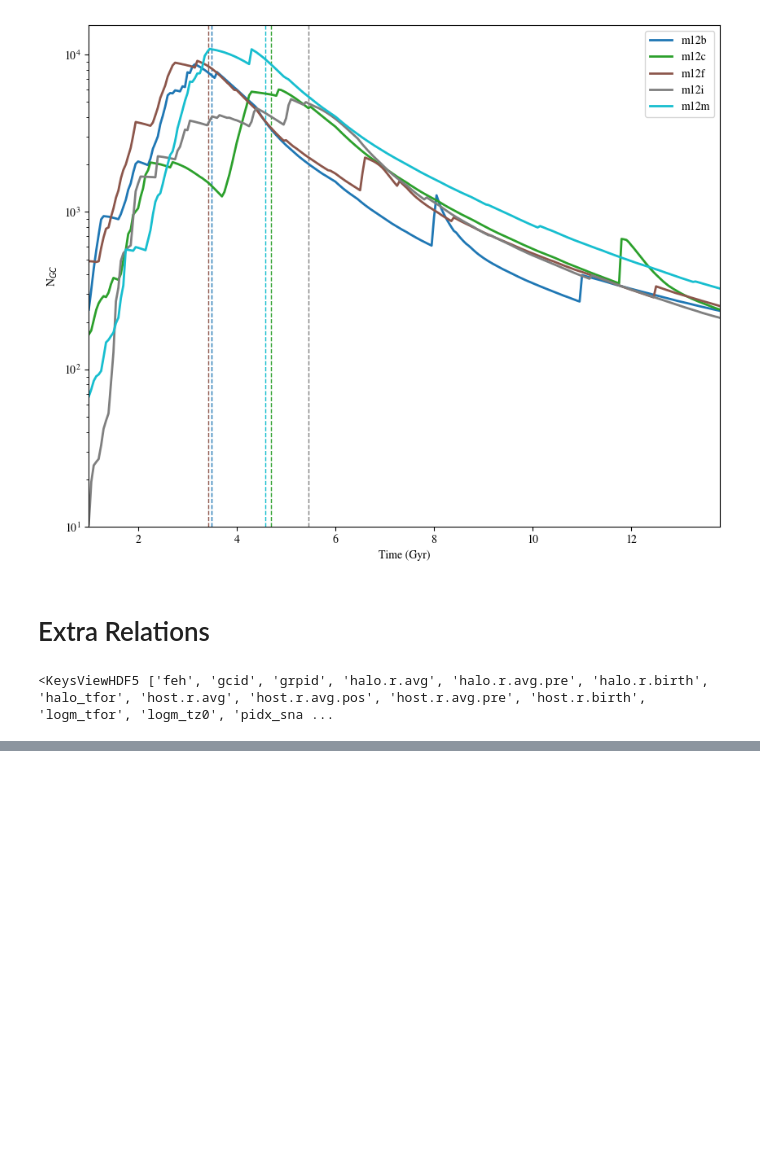
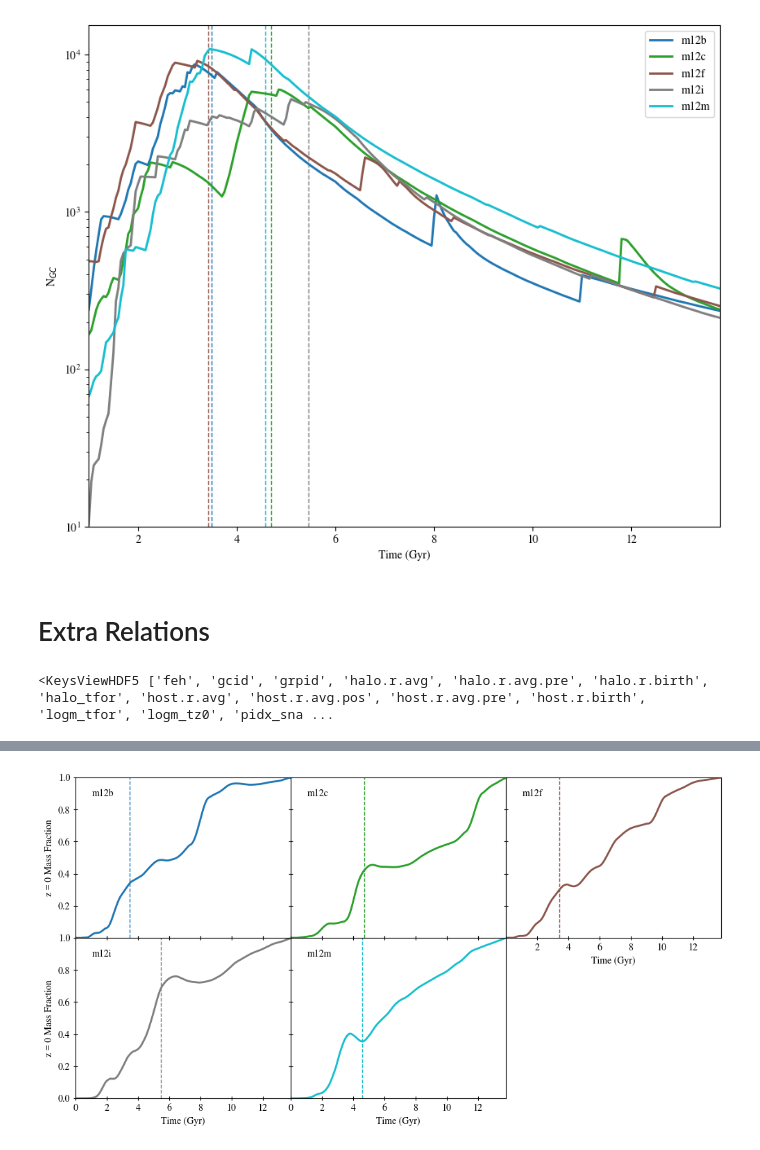
Before and after one commit to finn-pal/ghost_accretions, a Jupyter notebook: notebooks_narrative/time_development.ipynb, the cells around one changed output, grey strips where cells are left out. Saved outputs shown, nothing was run; the diff lists cells and outputs as text; code cells hidden in the pictures; blank space fills up the shorter version.

```diff
--- a/notebooks_narrative/time_development.ipynb
+++ b/notebooks_narrative/time_development.ipynb
@@ -1305,0 +1375,75 @@ plt.yscale("log")
+# %%
+gal_dict = {sim: {} for sim in sim_lst}
+for sim in sim_lst:
+    mass_dict = return_mass_plot(sim, sim_dir, smoothing=True)
+    gal_dict[sim] = mass_dict
+# %%
+nrows = 2
+ncols = 3
+
+xticks = [0, 2, 4, 6, 8, 10, 12]
+yticks = [0, 0.2, 0.4, 0.6, 0.8, 1]
+
+cmap = plt.get_cmap("tab10")
+colors = [cmap(i) for i in np.linspace(0, 1, len(sim_lst))]
+
+fig, axs = plt.subplots(nrows, ncols, figsize=(4 * ncols, 3 * nrows), sharey=False, sharex=False)
+plt.subplots_adjust(hspace=0, wspace=0)
+
+for i, ax in enumerate(axs.flatten()):
+    if i == len(sim_lst):
+        ax.axis("off")
+        continue
+    sim = sim_lst[i]
+
+    # mass_ratio_lst, time_lst, acc_dict = return_mass_plot(sim, sim_dir, smoothing=True)
+    mass_ratio_lst = gal_dict[sim]["mass_ratio"]
+    time_lst = gal_dict[sim]["time"]
+
+    ax.plot(time_lst, mass_ratio_lst, c=colors[i], lw=2)
+    ax.axvline(to_dict[sim]["mas"]["t"], c=colors[i], ls="dashed", zorder=0, lw=1)
+
+    ax.set_xlim(0, np.max(time_lst))
+    ax.set_ylim(0, 1)
+
+    ax.text(
+        0.075,
+        0.9,
+        sim,
+        horizontalalignment="left",
+        verticalalignment="center",
+        transform=ax.transAxes,
+        fontsize=10,
+        bbox=dict(
+            facecolor="white",  # background color
+            edgecolor="none",  # no border
+            boxstyle="round,pad=0.3",
+        ),
+    )
+
+    if (i == 0) or (i == 3):
+        ax.set_ylabel("z = 0 Mass Fraction")
+
+        if i == 0:
+            ax.set_yticks(yticks[1:])
+
+    else:
+        ax.set_yticklabels([])
+
+    if i < 2:
+        ax.set_xticklabels([])
+
+    if i == 2:
+        ax.set_xticks(xticks[1:])
+
+    if i < 3:
+        ax.tick_params(axis="x", which="major", direction="inout", bottom=True, top=False, length=4)
+    else:
+        ax.tick_params(axis="x", which="major", direction="inout", bottom=True, top=True, length=4)
+
+    ax.tick_params(axis="y", which="major", direction="inout", left=True, right=False, length=4)
+
+    if i in [2, 3, 4]:
+        ax.set_xlabel("Time (Gyr)")
+# %% [output]
+[figure, added]
```
Also changed, not shown: parts of 4 cells of this notebook, 34 other files.
